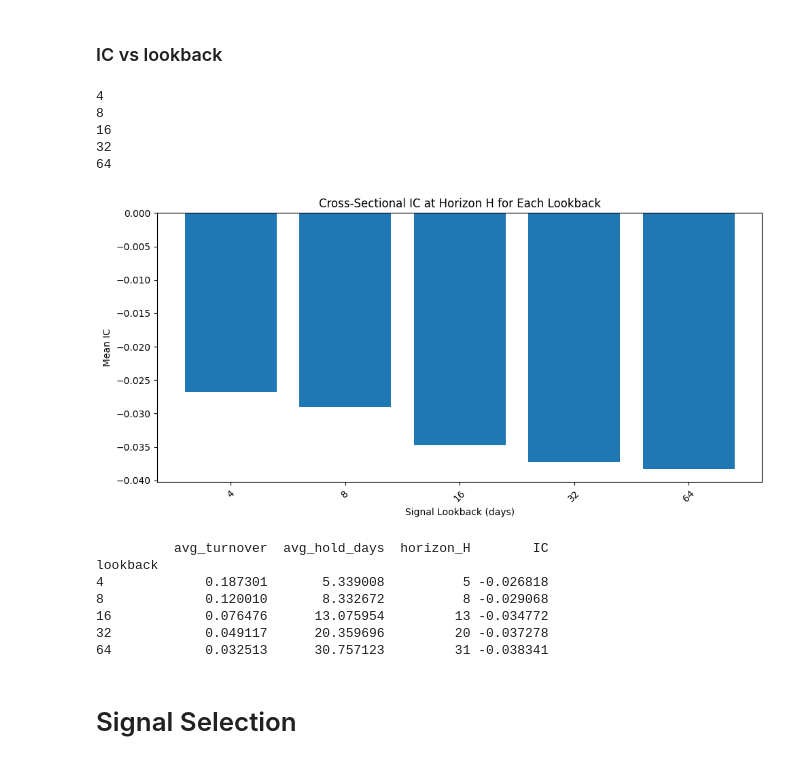
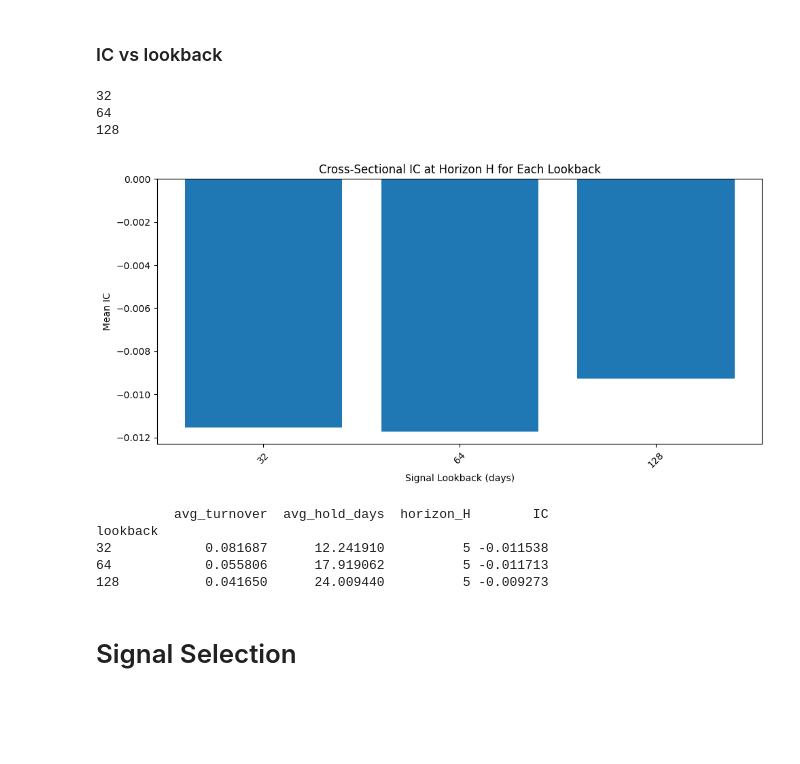
Before and after one commit to engineswap/strategy_manager, a Jupyter notebook: research.ipynb, the cells around one changed output. Saved outputs shown, nothing was run; the diff lists cells and outputs as text; code cells hidden in the pictures; blank space fills up the shorter version.

```diff
--- a/research.ipynb
+++ b/research.ipynb
@@ -158,31 +158,22 @@ def winsorize(x, lower_pct, upper_pct):
 	return x.clip(lower=lo, upper=hi)
 
 def compute_signal(df, lookback, signal_name):
-	# df['buy_volume_perp_slowed'] = df.groupby('symbol')['buy_volume_perp'].transform(
-	# 	lambda x: x.ewm(span=lookback).mean()
-	# )
-	# df['buy_volume_spot_slowed'] = df.groupby('symbol')['buy_volume_spot'].transform(
-	# 	lambda x: x.ewm(span=lookback).mean()
-	# )
-	# df[signal_name] = df['buy_volume_perp_slowed'] / df['buy_volume_spot_slowed']
-	# df[signal_name] = df.groupby('symbol')['total_trades_perp'].transform(
-	# 	lambda x: x.ewm(span=lookback).mean()
-	# )
+	# 1) smooth funding => carry signal
+	df['carry'] = df.groupby('symbol')['fundingRate'] \
+				.transform(lambda x: x.ewm(span=lookback, adjust=False).mean())
 
-	df[signal_name] = df.groupby('symbol')['longs_pct'].transform(
-		lambda x: x.ewm(span=lookback).mean()
-	)
+	# 2) normalize by coin vol
+	df['carry_adj'] = df['carry'] / df['volatility'] ** 2
 
-	# df[signal_name] = np.log(df[signal_name])
+	# 3) cross-sectional z-score + clipping
+	def zclip(x):
+		z = (x - x.mean()) / x.std()
+		return z.clip(-3, 3)
 
-	df[signal_name] = (
-		df
-		.groupby('timestamp')[signal_name]
-		.transform(lambda x: winsorize(x, 0.05, 0.95))
-	)
+	df['signal'] = df.groupby('timestamp')['carry_adj'].transform(zclip)
 	return df
 
-lookbacks = [4,8,16,32,64]
+lookbacks = [32, 64, 128]
 
 for l in lookbacks:
 	print(f"Computing signal for lookback {l}")
@@ -275,7 +264,7 @@ for l in lookbacks:
 	daily_turnover = W.diff().abs().sum(axis=1).iloc[1:]
 	avg_turn       = daily_turnover.mean()
 	avg_hold       = 1.0 / avg_turn
-	H              = int(round(avg_hold))
+	H              = 5 #int(round(avg_hold))
 
 	# ——— 6) horizon‐matched IC exactly as before ———
 	ret_col   = f"fwd_combined_return_{H}d_demeaned"
@@ -283,44 +272,40 @@ for l in lookbacks:
 		df_filtered
 		.groupby("timestamp")[[sig_col, ret_col]]
 		.apply(lambda g: g.iloc[:, 0].corr(g.iloc[:, 1], min_periods=2))
 		.dropna()
 	)
 	ic_H = daily_ics.mean()
 
 	results.append({
 		"lookback":      l,
 		"avg_turnover":  avg_turn,
 		"avg_hold_days": avg_hold,
 		"horizon_H":     H,
 		"IC":            ic_H,
 	})
 
 metrics = pd.DataFrame(results).set_index("lookback")
 
 plt.figure(figsize=(10, 5))
 plt.bar(metrics.index.astype(str), metrics["IC"])
 plt.title("Cross-Sectional IC at Horizon H for Each Lookback")
 plt.xlabel("Signal Lookback (days)")
 plt.ylabel("Mean IC")
 plt.xticks(rotation=45)
 plt.tight_layout()
 plt.show()
 
 print(metrics)
 # %% [output]
-4
-8
-16
 32
 64
+128
-[figure, old version]
+[figure, new version]
           avg_turnover  avg_hold_days  horizon_H        IC
 lookback
-4             0.187301       5.339008          5 -0.026818
-8             0.120010       8.332672          8 -0.029068
-16            0.076476      13.075954         13 -0.034772
-32            0.049117      20.359696         20 -0.037278
-64            0.032513      30.757123         31 -0.038341
+32            0.081687      12.241910          5 -0.011538
+64            0.055806      17.919062          5 -0.011713
+128           0.041650      24.009440          5 -0.009273
 # %% [markdown]
 # Signal Selection
 # %%
```
Also changed, not shown: parts of 9 cells of this notebook, 1 other file.
